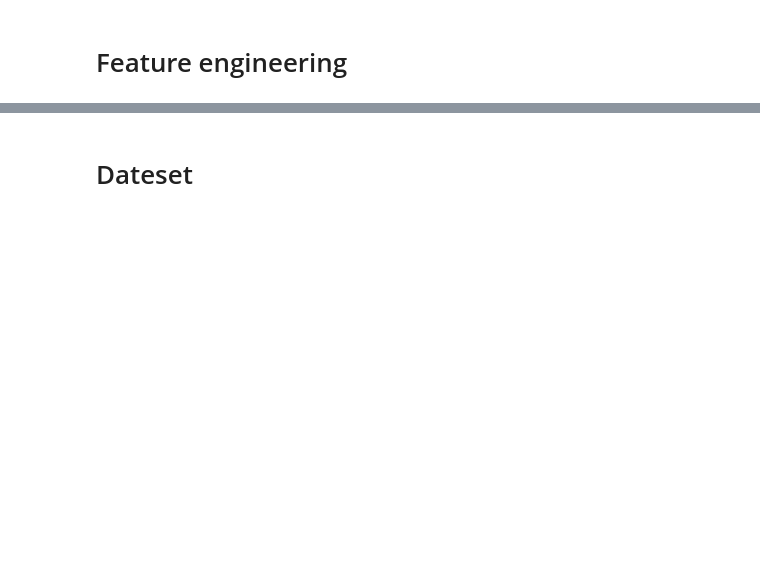
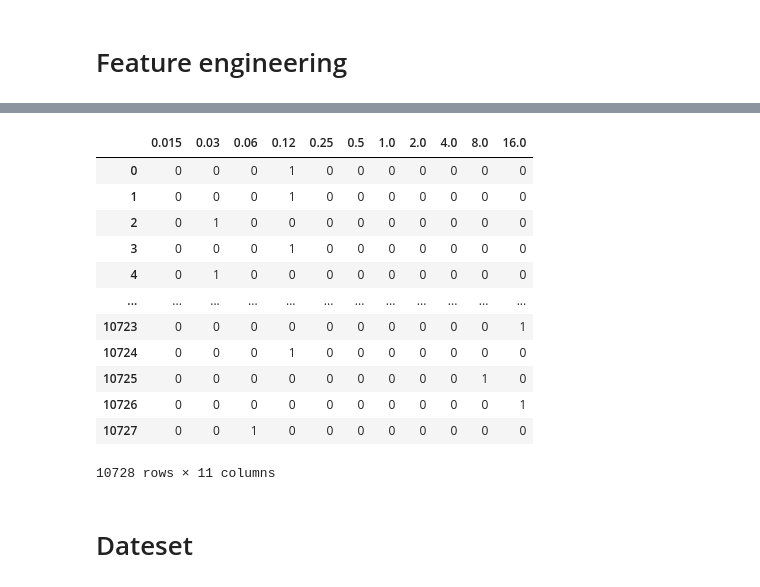
Before and after one commit to linfeng-wang/tb_dr_MIC_v2, a Jupyter notebook: nn-model_simple_class.ipynb, the cells around one changed output, grey strips where cells are left out. Cells and saved outputs as stored; diff of their text form; code cells hidden in the pictures; blank space fills up the shorter version.

```diff
--- a/nn-model_simple_class.ipynb
+++ b/nn-model_simple_class.ipynb
@@ -197,3 +213,19 @@ masked_MSE = get_masked_loss(torch.nn.MSELoss())
+# %%
+train_target
+# %% [output]
+|  | 0.015 | 0.03 | 0.06 | 0.12 | 0.25 | 0.5 | 1.0 | 2.0 | 4.0 | 8.0 | 16.0 |
+| 0 | 0 | 0 | 0 | 1 | 0 | 0 | 0 | 0 | 0 | 0 | 0 |
+| 1 | 0 | 0 | 0 | 1 | 0 | 0 | 0 | 0 | 0 | 0 | 0 |
+| 2 | 0 | 1 | 0 | 0 | 0 | 0 | 0 | 0 | 0 | 0 | 0 |
+| 3 | 0 | 0 | 0 | 1 | 0 | 0 | 0 | 0 | 0 | 0 | 0 |
+| 4 | 0 | 1 | 0 | 0 | 0 | 0 | 0 | 0 | 0 | 0 | 0 |
+| ... | ... | ... | ... | ... | ... | ... | ... | ... | ... | ... | ... |
+| 10723 | 0 | 0 | 0 | 0 | 0 | 0 | 0 | 0 | 0 | 0 | 1 |
+| 10724 | 0 | 0 | 0 | 1 | 0 | 0 | 0 | 0 | 0 | 0 | 0 |
+| 10725 | 0 | 0 | 0 | 0 | 0 | 0 | 0 | 0 | 0 | 1 | 0 |
+| 10726 | 0 | 0 | 0 | 0 | 0 | 0 | 0 | 0 | 0 | 0 | 1 |
+| 10727 | 0 | 0 | 1 | 0 | 0 | 0 | 0 | 0 | 0 | 0 | 0 |
+10728 rows × 11 columns
 # %% [markdown]
 # Dateset
 # %%
```
Also changed, not shown: parts of 6 cells of this notebook, 18 other files.
